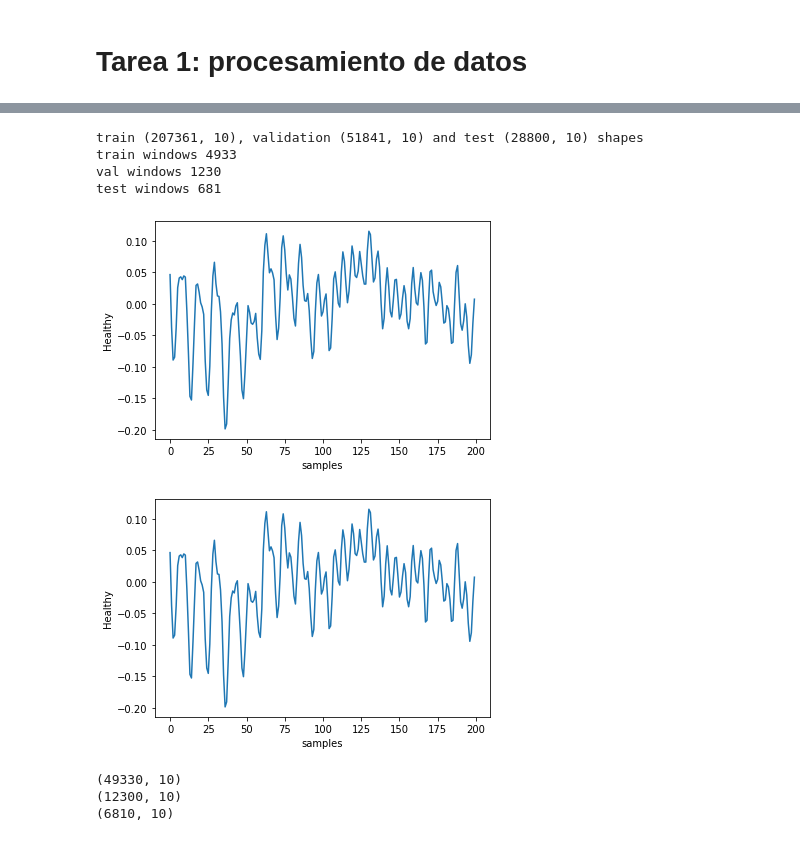
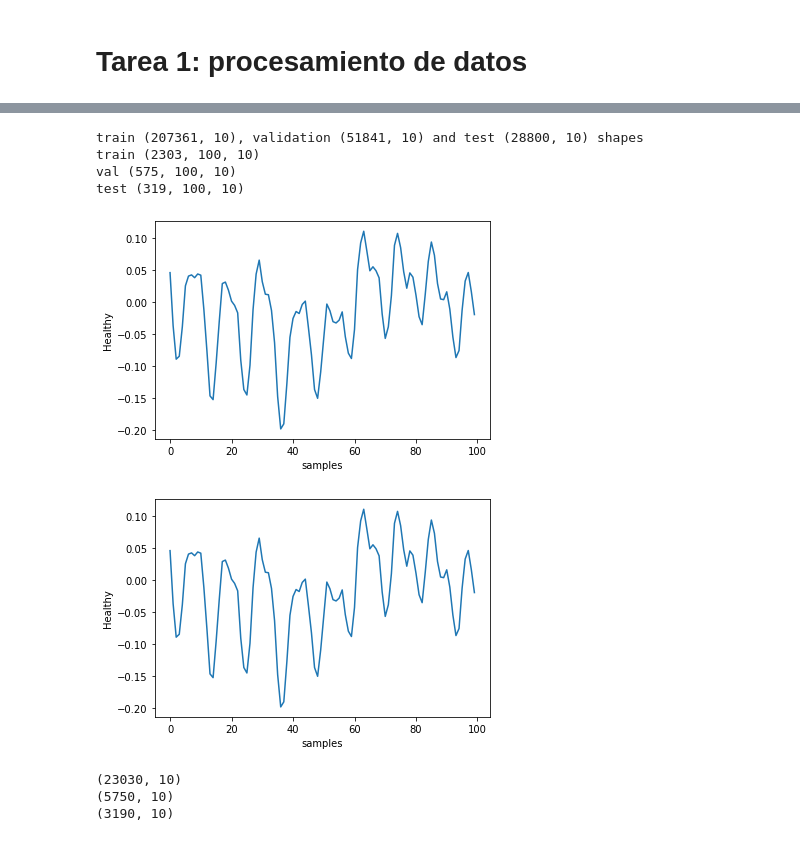
Before and after one commit to MartinVIllesca/ME7260-Aprendizaje-Profundo-en-Diagnostico-y-Pronostico-de-Fallas, a Jupyter notebook: t1/T1.ipynb, the cells around one changed output, grey strips where cells are left out. Drawn from its saved outputs; the diff is of its cells as text; code cells hidden in the pictures.

```diff
--- a/t1/T1.ipynb
+++ b/t1/T1.ipynb
@@ -73,41 +73,41 @@ def get_time_windows(data, nperwd, nleap):
 # %%
 # dividir los datos para evitar el data leak
 n_train = int(0.9 * data.shape[0])
 train_data = data.loc[:n_train,:]
 test_data = data.loc[n_train:,:]
 
 n_train = int(0.8 * train_data.shape[0])
 val_data = train_data.loc[n_train:,:]
 train_data = train_data.loc[:n_train,:]
 
 print('train {}, validation {} and test {} shapes'.format(train_data.shape,
                                                           val_data.shape,
                                                           test_data.shape))
 
-nperwd = 200
-nleap = 42
+nperwd = 100
+nleap = 90
 
 X_train = get_time_windows(train_data, nperwd, nleap)
-print('train windows {}'.format(X_train.shape[0]))
+print('train {}'.format(X_train.shape))
 X_val = get_time_windows(val_data, nperwd, nleap)
-print('val windows {}'.format(X_val.shape[0]))
+print('val {}'.format(X_val.shape))
 X_test = get_time_windows(test_data, nperwd, nleap)
-print('test windows {}'.format(X_test.shape[0]))
+print('test {}'.format(X_test.shape))
 
 plt.plot(X_train[0,:,0])
 plt.xlabel('samples'), plt.ylabel('Healthy')
 plt.show()
 
 plt.plot(train_data.loc[:,'Healthy'][:nperwd])
 plt.xlabel('samples'), plt.ylabel('Healthy')
 plt.show()
 # %% [output]
 train (207361, 10), validation (51841, 10) and test (28800, 10) shapes
-train windows 4933
-val windows 1230
-test windows 681
+train (2303, 100, 10)
+val (575, 100, 10)
+test (319, 100, 10)
-[figure, old version]
+[figure, new version]
-[figure, old version]
+[figure, new version]
 # %%
 from keras.utils import to_categorical
 
@@ -140,9 +140,9 @@ print(Y_train.shape)
 print(Y_val.shape)
 print(Y_test.shape)
 # %% [output]
-(49330, 10)
-(12300, 10)
-(6810, 10)
+(23030, 10)
+(5750, 10)
+(3190, 10)
 # %%
 X_train = np.vstack([X_train[:,:,i] for i in range(10)])
 X_val = np.vstack([X_val[:,:,i] for i in range(10)])
```
Also changed, not shown: parts of 13 cells of this notebook.
